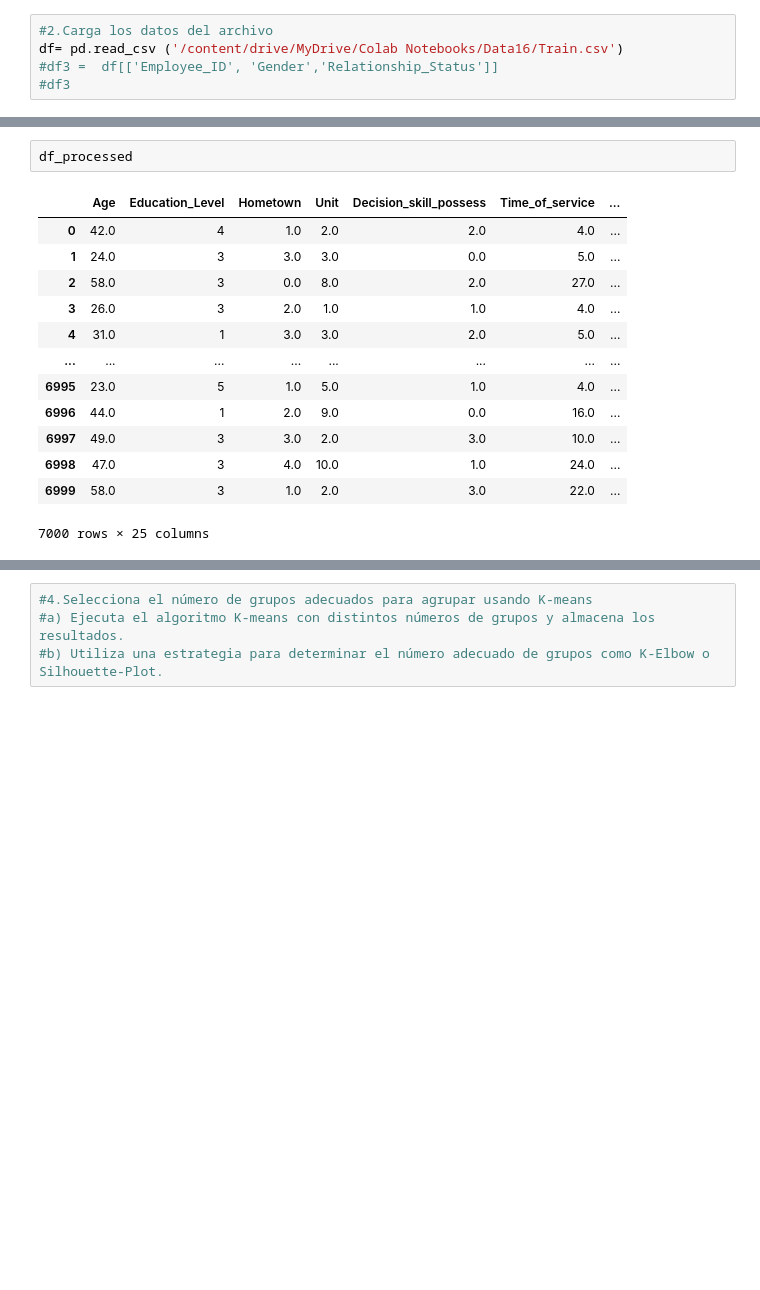
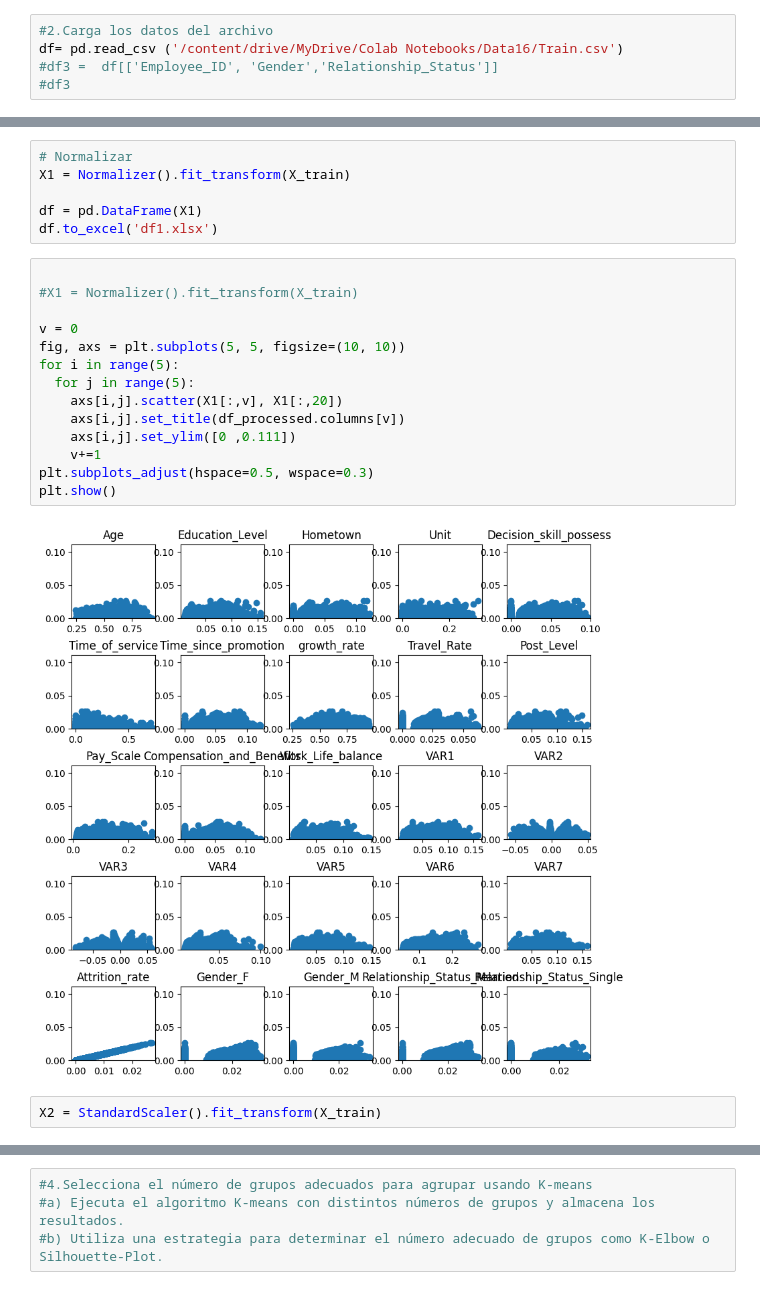
Before and after one commit to jcml002/ds16, a Jupyter notebook: 16_DS_C6_SC2_Reto.ipynb, the cells around one changed output, grey strips where cells are left out. Cells and saved outputs as stored; diff of their text form; blank space fills up the shorter version.

```diff
--- a/16_DS_C6_SC2_Reto.ipynb
+++ b/16_DS_C6_SC2_Reto.ipynb
@@ -90,17 +89,25 @@ print(X[:5])
-# %%
-df_processed
-# %% [output]
-|  | Age | Education_Level | Hometown | Unit | Decision_skill_possess | Time_of_service | ... |
-| 0 | 42.0 | 4 | 1.0 | 2.0 | 2.0 | 4.0 | ... |
-| 1 | 24.0 | 3 | 3.0 | 3.0 | 0.0 | 5.0 | ... |
-| 2 | 58.0 | 3 | 0.0 | 8.0 | 2.0 | 27.0 | ... |
-| 3 | 26.0 | 3 | 2.0 | 1.0 | 1.0 | 4.0 | ... |
-| 4 | 31.0 | 1 | 3.0 | 3.0 | 2.0 | 5.0 | ... |
-| ... | ... | ... | ... | ... | ... | ... | ... |
-| 6995 | 23.0 | 5 | 1.0 | 5.0 | 1.0 | 4.0 | ... |
-| 6996 | 44.0 | 1 | 2.0 | 9.0 | 0.0 | 16.0 | ... |
-| 6997 | 49.0 | 3 | 3.0 | 2.0 | 3.0 | 10.0 | ... |
-| 6998 | 47.0 | 3 | 4.0 | 10.0 | 1.0 | 24.0 | ... |
-| 6999 | 58.0 | 3 | 1.0 | 2.0 | 3.0 | 22.0 | ... |
-7000 rows × 25 columns
+# %%
+# Normalizar
+X1 = Normalizer().fit_transform(X_train)
+
+df = pd.DataFrame(X1)
+df.to_excel('df1.xlsx')
+# %%
+
+#X1 = Normalizer().fit_transform(X_train)
+
+v = 0
+fig, axs = plt.subplots(5, 5, figsize=(10, 10))
+for i in range(5):
+  for j in range(5):
+    axs[i,j].scatter(X1[:,v], X1[:,20])
+    axs[i,j].set_title(df_processed.columns[v])
+    axs[i,j].set_ylim([0 ,0.111])
+    v+=1
+plt.subplots_adjust(hspace=0.5, wspace=0.3)
+plt.show()
+# %% [output]
+[figure, added]
+# %%
+X2 = StandardScaler().fit_transform(X_train)
 # %%
```
Also changed, not shown: parts of 3 cells of this notebook.
